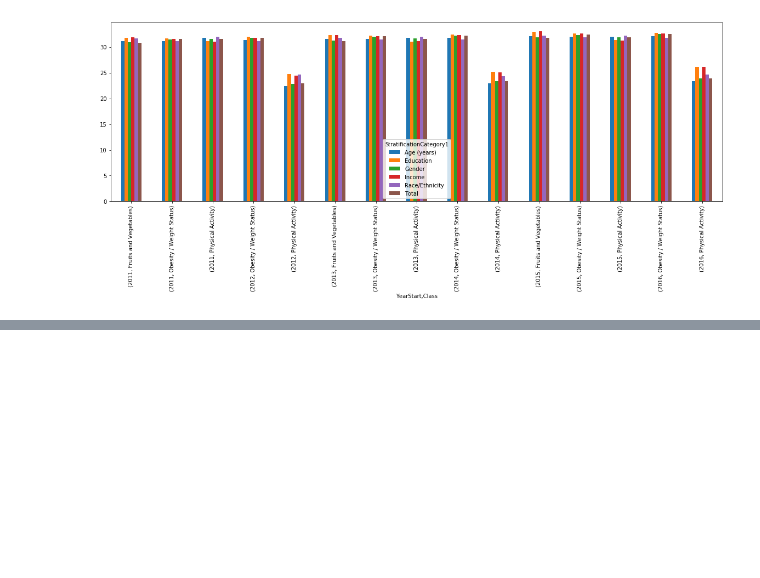
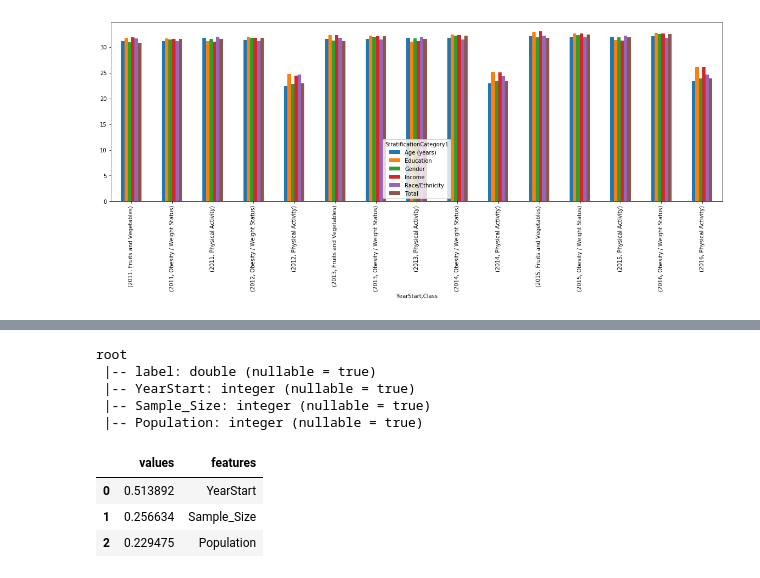
Before and after one commit to PreethiNair1/Iteration4, a Jupyter notebook: HealthPredictionDataset.ipynb, the cells around one changed output, grey strips where cells are left out. Saved outputs shown, nothing was run; the diff lists cells and outputs as text; code cells hidden in the pictures; blank space fills up the shorter version.

```diff
--- a/HealthPredictionDataset.ipynb
+++ b/HealthPredictionDataset.ipynb
@@ -345,0 +407,13 @@ filled_df.describe().show()
+# %%
+## 3.5 Format the Data
+from pyspark.sql import functions as F
+
+MergedSparkData1=MergedSparkData.withColumn("Population",
+                                            F.when((F.col("YearStart") == 2011) , F.col("POPESTIMATE2011"))\
+                                            .when((F.col("YearStart") == 2012) , F.col("POPESTIMATE2012"))\
+                                            .when((F.col("YearStart") == 2013) , F.col("POPESTIMATE2013"))\
+                                            .when((F.col("YearStart") == 2014) , F.col("POPESTIMATE2014"))\
+                                            .when((F.col("YearStart") == 2015) , F.col("POPESTIMATE2015"))\
+                                            .when((F.col("YearStart") == 2016),  F.col("POPESTIMATE2016"))\
+                                            .otherwise(0))
+MergedSparkData1.show()
@@ -345,0 +438,7 @@ filled_df.describe().show()
+# %%
+### 3.5 Format the Data: Sorting
+import pyspark.sql.types as T
+F.col("Population").cast('int')
+F.col('Data_Value').cast('Float')
+MergedSparkData1=MergedSparkData1.orderBy('LocationDesc')
+MergedSparkData1.show()
@@ -345,0 +485,49 @@ filled_df.describe().show()
+# %%
+###4.1 Calculating Feature importance -- Random Forest Regression
+
+from pyspark.ml.regression import RandomForestRegressor
+from pyspark.ml.tuning import CrossValidator, ParamGridBuilder
+from pyspark.ml.evaluation import RegressionEvaluator
+from pyspark.ml.feature import VectorAssembler
+from pyspark.ml.feature import StandardScaler
+from pyspark.ml import Pipeline
+import pandas as pd
+from pyspark.sql.functions import *
+features = ["YearStart","Sample_Size","Population"]
+
+lr_data = MergedSparkData1.select(col("Data_Value").alias("label"), *features)
+lr_data.printSchema()
+vector = VectorAssembler(inputCols=features, outputCol="features")
+scaler = StandardScaler(inputCol="features", outputCol="scaled_features")
+rfr = RandomForestRegressor(labelCol="label", featuresCol="scaled_features")
+
+stages = [vector, scaler, rfr]
+
+pipe = Pipeline(stages=stages)
+estimatorParam = ParamGridBuilder() \
+.addGrid(rfr.maxDepth, [4, 6, 8]) \
+.addGrid(rfr.maxBins, [5, 10, 20, 40]) \
+.addGrid(rfr.impurity, ["variance"]) \
+.build()
+
+evaluator = RegressionEvaluator(labelCol="label", predictionCol="prediction", metricName="r2")
+crossval = CrossValidator(estimator=pipe,
+                         estimatorParamMaps=estimatorParam,
+                         evaluator=evaluator,
+                         numFolds=3)
+
+cvmodel = crossval.fit(lr_data)
+model = pd.DataFrame(cvmodel.bestModel.stages[-1].featureImportances.toArray(), columns=["values"])
+features_col = pd.Series(features)
+model["features"] = features_col
+model
+# %% [output]
+root
+ |-- label: double (nullable = true)
+ |-- YearStart: integer (nullable = true)
+ |-- Sample_Size: integer (nullable = true)
+ |-- Population: integer (nullable = true)
+|  | values | features |
+| 0 | 0.513892 | YearStart |
+| 1 | 0.256634 | Sample_Size |
+| 2 | 0.229475 | Population |
```
Also changed, not shown: parts of 16 cells of this notebook.
